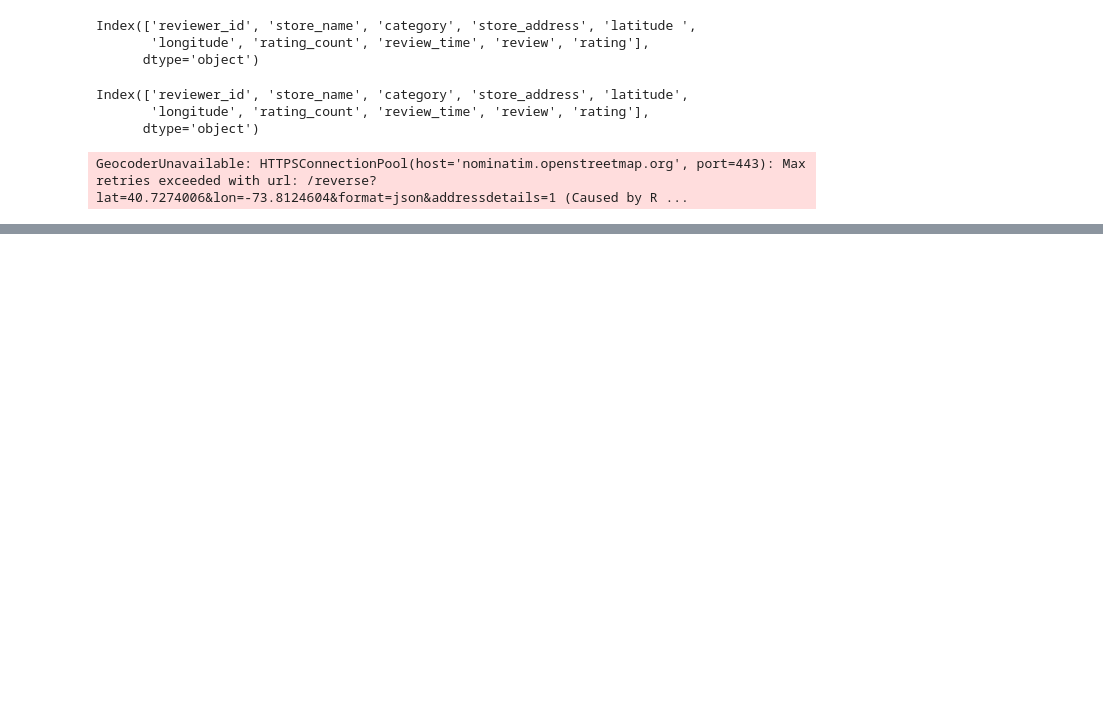
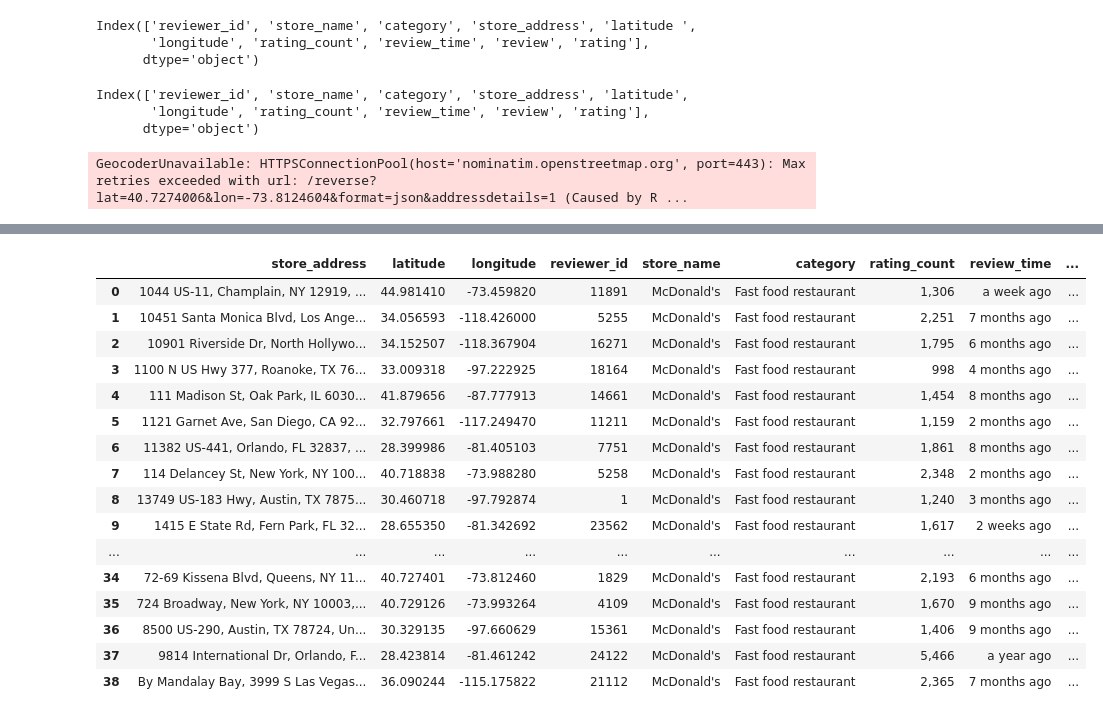
Before and after one commit to mathchou/CSC485-Sp24, a Jupyter notebook: CHOU_M/McD_Reviews.ipynb, the cells around one changed output, grey strips where cells are left out. Cells and saved outputs as stored; diff of their text form; code cells hidden in the pictures; blank space fills up the shorter version.

Commit message:
more mcd review work

```diff
--- a/CHOU_M/McD_Reviews.ipynb
+++ b/CHOU_M/McD_Reviews.ipynb
@@ -51,0 +70,21 @@ county
+# %%
+# gets one entry of latitude/longitude per store address
+df.groupby(['store_address', 'latitude', 'longitude'], as_index=False).first()
+# %% [output]
+|  | store_address | latitude | longitude | reviewer_id | store_name | category | rating_count | review_time | ... |
+| 0 | 1044 US-11, Champlain, NY 12919, ... | 44.981410 | -73.459820 | 11891 | McDonald's | Fast food restaurant | 1,306 | a week ago | ... |
+| 1 | 10451 Santa Monica Blvd, Los Ange... | 34.056593 | -118.426000 | 5255 | McDonald's | Fast food restaurant | 2,251 | 7 months ago | ... |
+| 2 | 10901 Riverside Dr, North Hollywo... | 34.152507 | -118.367904 | 16271 | McDonald's | Fast food restaurant | 1,795 | 6 months ago | ... |
+| 3 | 1100 N US Hwy 377, Roanoke, TX 76... | 33.009318 | -97.222925 | 18164 | McDonald's | Fast food restaurant | 998 | 4 months ago | ... |
+| 4 | 111 Madison St, Oak Park, IL 6030... | 41.879656 | -87.777913 | 14661 | McDonald's | Fast food restaurant | 1,454 | 8 months ago | ... |
+| 5 | 1121 Garnet Ave, San Diego, CA 92... | 32.797661 | -117.249470 | 11211 | McDonald's | Fast food restaurant | 1,159 | 2 months ago | ... |
+| 6 | 11382 US-441, Orlando, FL 32837, ... | 28.399986 | -81.405103 | 7751 | McDonald's | Fast food restaurant | 1,861 | 8 months ago | ... |
+| 7 | 114 Delancey St, New York, NY 100... | 40.718838 | -73.988280 | 5258 | McDonald's | Fast food restaurant | 2,348 | 2 months ago | ... |
+| 8 | 13749 US-183 Hwy, Austin, TX 7875... | 30.460718 | -97.792874 | 1 | McDonald's | Fast food restaurant | 1,240 | 3 months ago | ... |
+| 9 | 1415 E State Rd, Fern Park, FL 32... | 28.655350 | -81.342692 | 23562 | McDonald's | Fast food restaurant | 1,617 | 2 weeks ago | ... |
+| ... | ... | ... | ... | ... | ... | ... | ... | ... | ... |
+| 34 | 72-69 Kissena Blvd, Queens, NY 11... | 40.727401 | -73.812460 | 1829 | McDonald's | Fast food restaurant | 2,193 | 6 months ago | ... |
+| 35 | 724 Broadway, New York, NY 10003,... | 40.729126 | -73.993264 | 4109 | McDonald's | Fast food restaurant | 1,670 | 9 months ago | ... |
+| 36 | 8500 US-290, Austin, TX 78724, Un... | 30.329135 | -97.660629 | 15361 | McDonald's | Fast food restaurant | 1,406 | 9 months ago | ... |
+| 37 | 9814 International Dr, Orlando, F... | 28.423814 | -81.461242 | 24122 | McDonald's | Fast food restaurant | 5,466 | a year ago | ... |
+| 38 | By Mandalay Bay, 3999 S Las Vegas... | 36.090244 | -115.175822 | 21112 | McDonald's | Fast food restaurant | 2,365 | 7 months ago | ... |
```
Also changed, not shown: parts of 1 cell of this notebook.
